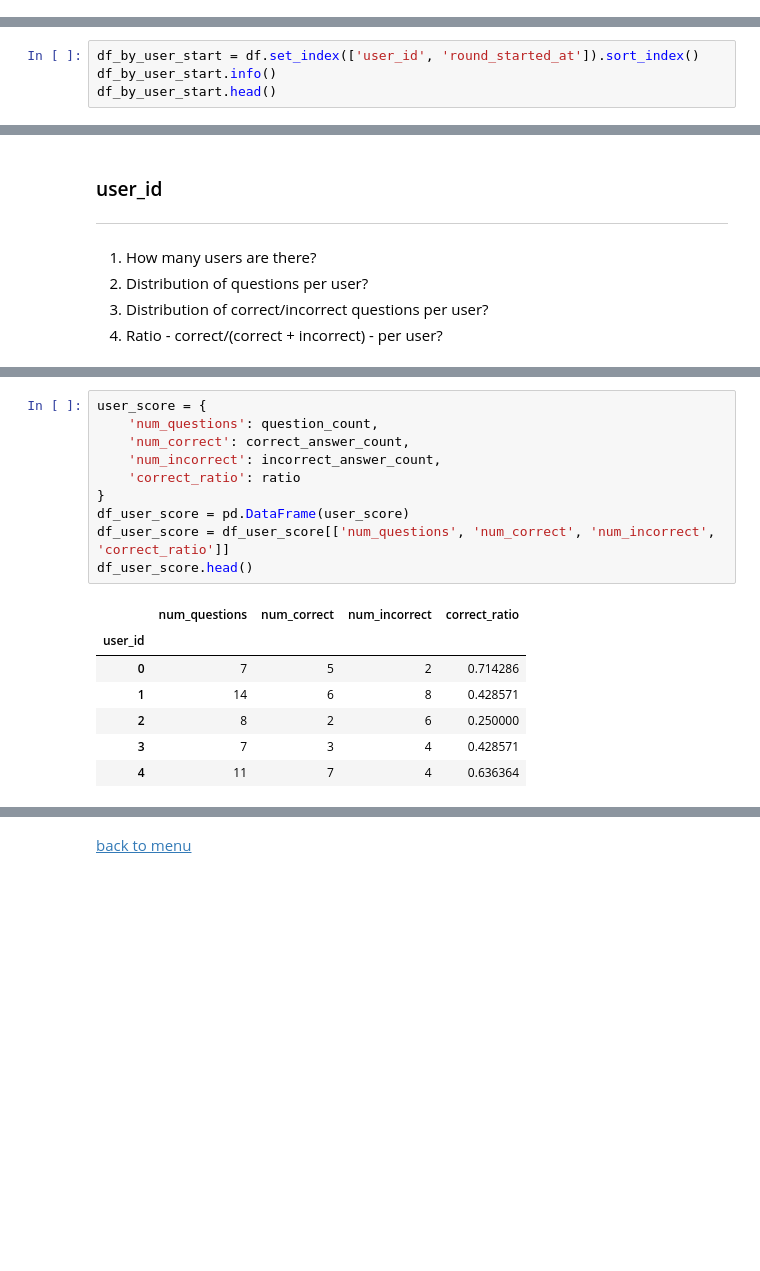
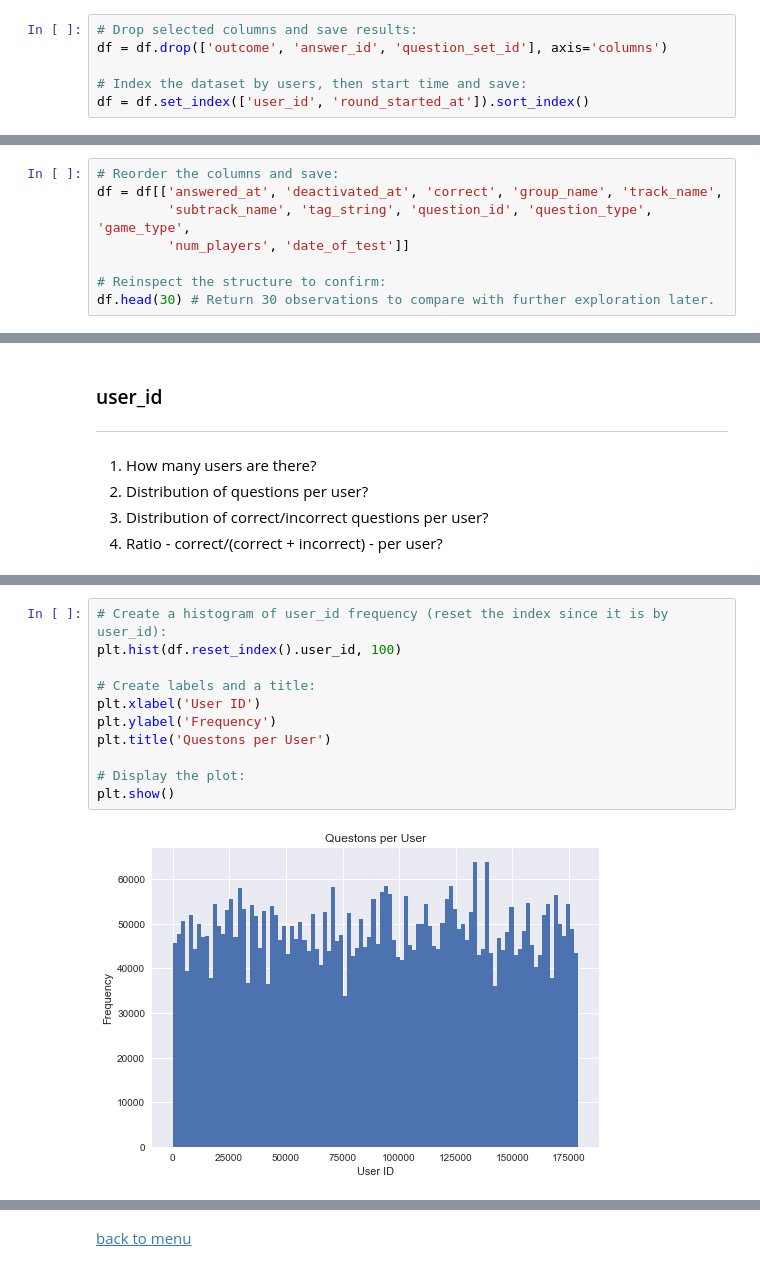
Before and after one commit to oserttas-math/predicting_assessment_mastery, a Jupyter notebook: notebooks/1.0-humburgc-initial_data_exploration.ipynb, the cells around one changed output, grey strips where cells are left out. Drawn from its saved outputs; the diff is of its cells as text; blank space fills up the shorter version.

Commit message:
Add descriptions, comments, labels...

```diff
--- a/notebooks/1.0-humburgc-initial_data_exploration.ipynb
+++ b/notebooks/1.0-humburgc-initial_data_exploration.ipynb
@@ -116,0 +135,6 @@ from collections import Counter
+# %%
+# Drop selected columns and save results:
+df = df.drop(['outcome', 'answer_id', 'question_set_id'], axis='columns')
+
+# Index the dataset by users, then start time and save:
+df = df.set_index(['user_id', 'round_started_at']).sort_index()
@@ -116,0 +185,8 @@ from collections import Counter
+# %%
+# Reorder the columns and save:
+df = df[['answered_at', 'deactivated_at', 'correct', 'group_name', 'track_name',
+         'subtrack_name', 'tag_string', 'question_id', 'question_type', 'game_type',
+         'num_players', 'date_of_test']]
+
+# Reinspect the structure to confirm:
+df.head(30) # Return 30 observations to compare with further exploration later.
@@ -154,4 +217,0 @@ df.head()
-# %%
-df_by_user_start = df.set_index(['user_id', 'round_started_at']).sort_index()
-df_by_user_start.info()
-df_by_user_start.head()
@@ -239,21 +358,16 @@ plt.title('Number of Questions Per User')
 plt.show()
 # %% [output]
 [figure]
-# %%
-user_score = {
-    'num_questions': question_count,
-    'num_correct': correct_answer_count,
-    'num_incorrect': incorrect_answer_count,
-    'correct_ratio': ratio
-}
-df_user_score = pd.DataFrame(user_score)
-df_user_score = df_user_score[['num_questions', 'num_correct', 'num_incorrect', 'correct_ratio']]
-df_user_score.head()
-# %% [output]
-|  | num_questions | num_correct | num_incorrect | correct_ratio |
-| user_id |  |  |  |  |
-| 0 | 7 | 5 | 2 | 0.714286 |
-| 1 | 14 | 6 | 8 | 0.428571 |
-| 2 | 8 | 2 | 6 | 0.250000 |
-| 3 | 7 | 3 | 4 | 0.428571 |
-| 4 | 11 | 7 | 4 | 0.636364 |
+# %%
+# Create a histogram of user_id frequency (reset the index since it is by user_id):
+plt.hist(df.reset_index().user_id, 100)
+
+# Create labels and a title:
+plt.xlabel('User ID')
+plt.ylabel('Frequency')
+plt.title('Questons per User')
+
+# Display the plot:
+plt.show()
+# %% [output]
+[figure, added]
```
Also changed, not shown: parts of 58 cells of this notebook.
